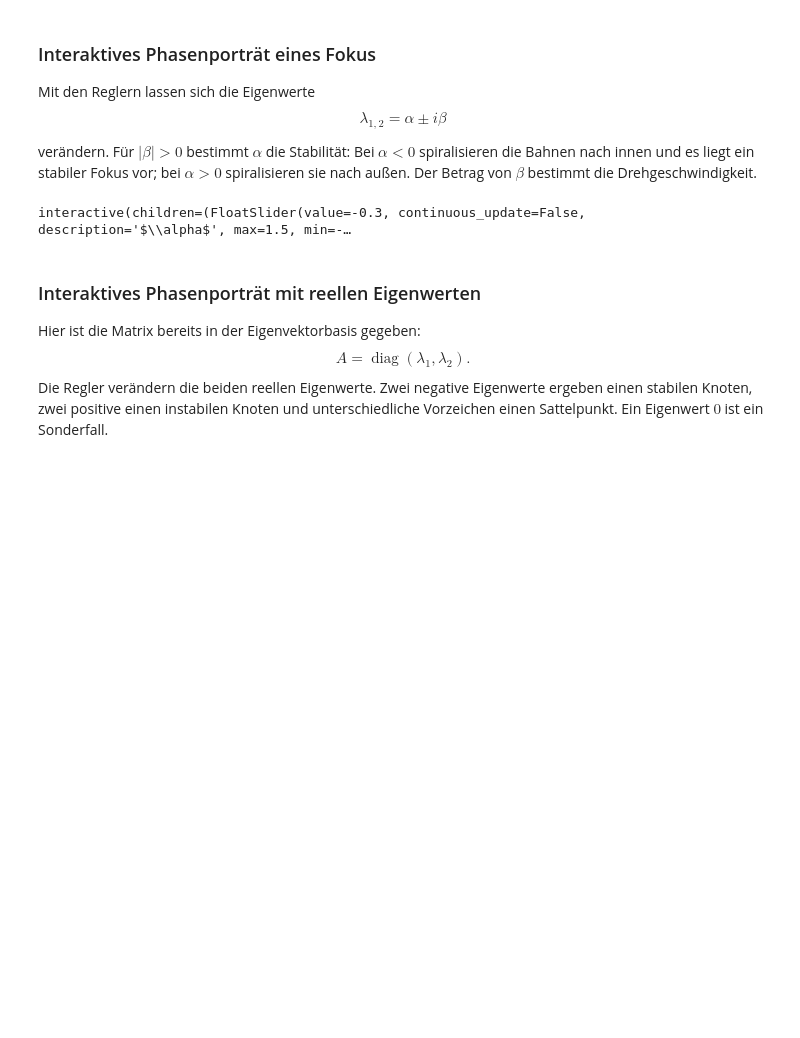
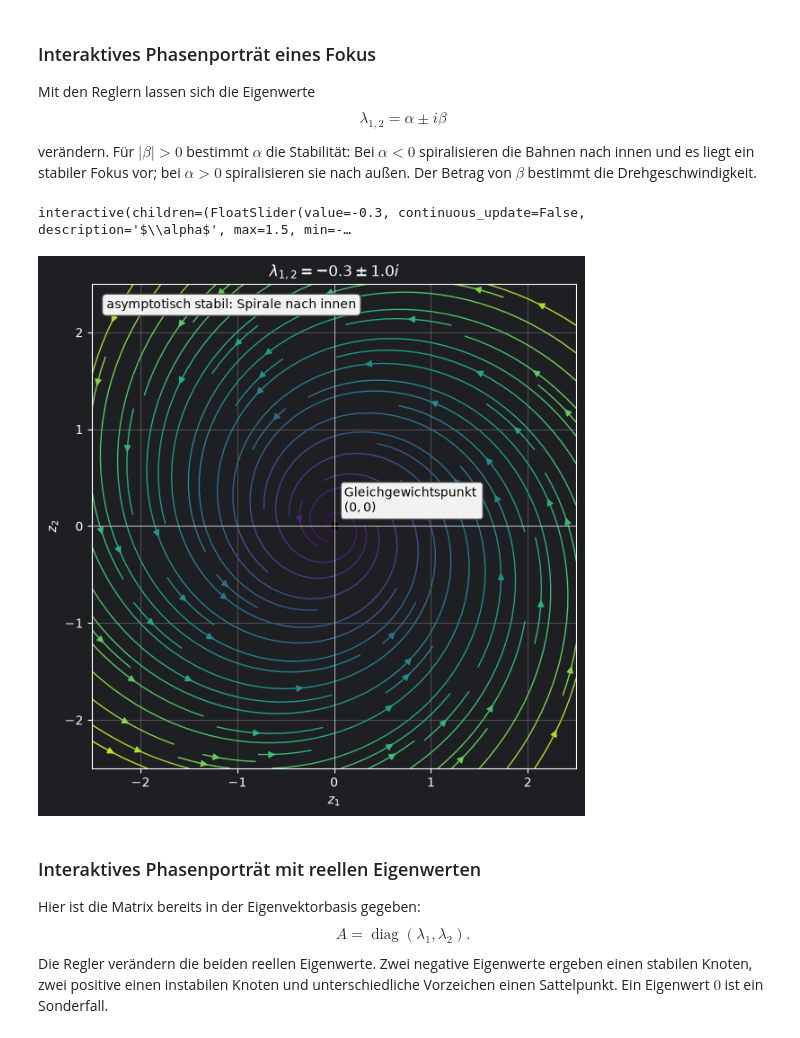
Before and after one commit to karkessler/dhbw-mathe3, a Jupyter notebook: notebooks/differentialgleichungen/00_mathematische_grundlagen.ipynb, the cells around one changed output. Saved outputs shown, nothing was run; the diff lists cells and outputs as text; code cells hidden in the pictures; blank space fills up the shorter version.

```diff
--- a/notebooks/differentialgleichungen/00_mathematische_grundlagen.ipynb
+++ b/notebooks/differentialgleichungen/00_mathematische_grundlagen.ipynb
@@ -581,33 +586,35 @@ def zeichne_fokus(realteil=-0.3, imaginaerteil=1.0):
         beschreibung = 'instabil: Spirale nach außen'
     else:
         beschreibung = 'stabil, nicht asymptotisch stabil: Zentrum'
 
     abbildung, achse = plt.subplots(figsize=(8, 7))
     achse.streamplot(x_fokus, y_fokus, u_fokus, v_fokus,
                      color=np.hypot(u_fokus, v_fokus), cmap='viridis', density=1.2,
                      linewidth=1, arrowsize=1.1)
     achse.plot(0, 0, 'ko', ms=5)
     achse.annotate('Gleichgewichtspunkt ' + chr(10) + '$(0,0)$', xy=(0, 0), xytext=(8, 8),
                    textcoords='offset points', color='black', ha='left', va='bottom',
                    bbox={'boxstyle': 'round,pad=0.25', 'fc': 'white', 'alpha': 0.95, 'ec': '0.3'})
     achse.text(0.03, 0.97, beschreibung, transform=achse.transAxes, va='top', color='black',
                bbox={'boxstyle': 'round,pad=0.35', 'fc': 'white', 'alpha': 0.95, 'ec': '0.3'})
     achse.axhline(0, color='0.75', lw=0.7)
     achse.axvline(0, color='0.75', lw=0.7)
     achse.set(xlim=(-2.5, 2.5), ylim=(-2.5, 2.5), aspect='equal', xlabel='$z_1$', ylabel='$z_2$',
               title=rf'$\lambda_{{1,2}}={realteil:.1f}\pm {imaginaerteil:.1f}i$')
     plt.show()
 
 
 widgets.interact(
     zeichne_fokus,
     realteil=widgets.FloatSlider(value=-0.3, min=-1.5, max=1.5, step=0.1,
                                   description=r'$\alpha$', continuous_update=False),
     imaginaerteil=widgets.FloatSlider(value=1.0, min=0.1, max=3.0, step=0.1,
                                       description=r'$\beta$', continuous_update=False),
 );
+zeichne_fokus()
 # %% [output]
 interactive(children=(FloatSlider(value=-0.3, continuous_update=False, description='$\\alpha$', max=1.5, min=-…
+[figure, added]
 # %% [markdown]
 ### Interaktives Phasenporträt mit reellen Eigenwerten
 
```
Also changed, not shown: parts of 4 cells of this notebook.
